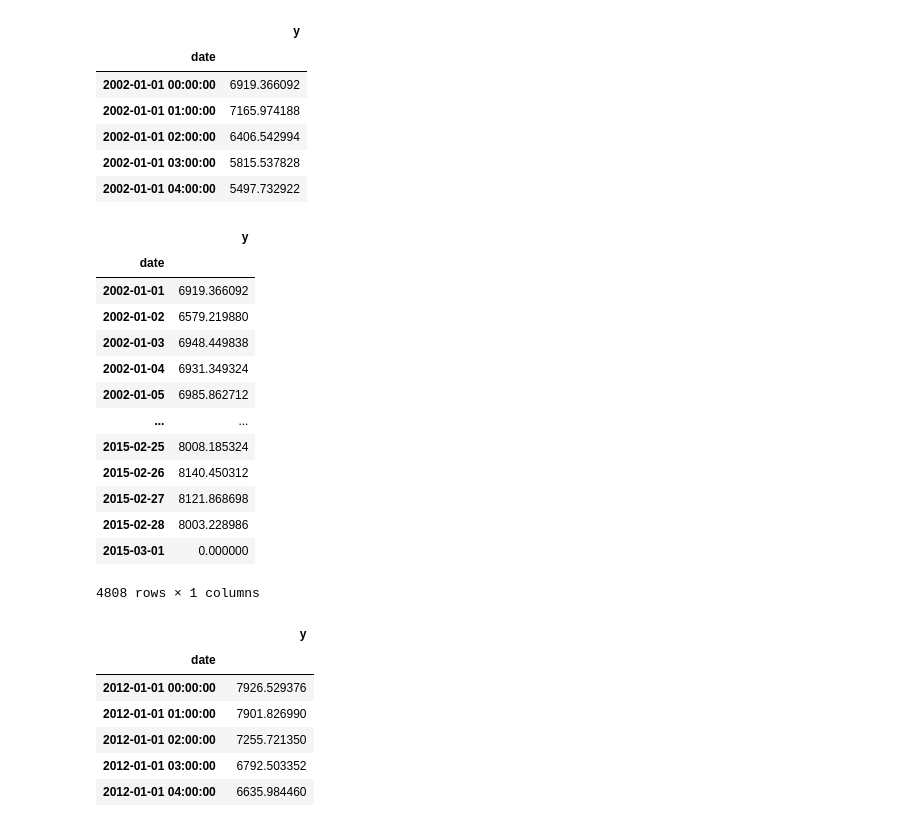
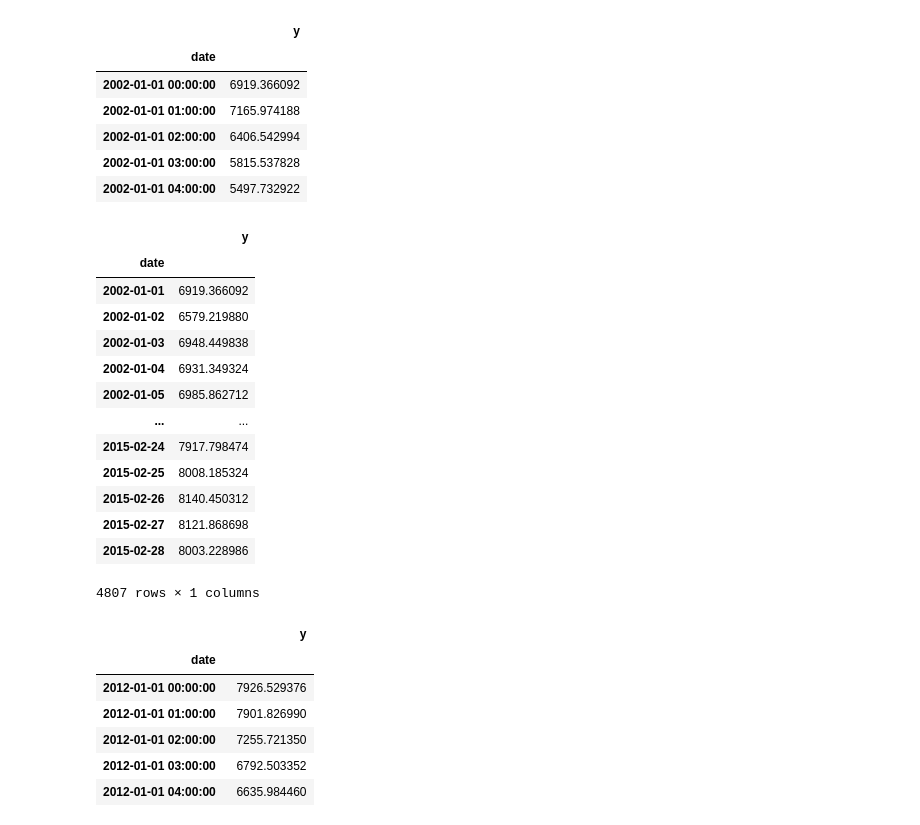
Before and after one commit to ChristaBarrios/MPST-2024-I, a Jupyter notebook: TEMA-1/Clase6_PreparacionDatosModelosPronostico.ipynb, the cells around one changed output. Cells and saved outputs as stored; diff of their text form; code cells hidden in the pictures.

```diff
--- a/TEMA-1/Clase6_PreparacionDatosModelosPronostico.ipynb
+++ b/TEMA-1/Clase6_PreparacionDatosModelosPronostico.ipynb
@@ -416,9 +437,10 @@ Las entradas en la columna de fecha son números enteros que representan el núm
 # 1. Usar la fecha base
 # 2. Usar la columna Date para construir un objeto Timedelta ('d')
 # 3. Usar la columna Period para construir un objeto Timedelta ('m')
-df['date'] = df.apply(lambda x:
-         pd.to_datetime('1899-12-30') + pd.Timedelta(x['Date'], unit='d') +
-         pd.Timedelta((x['Period'] - 1) * 30, unit='m'), axis=1)
+df['date'] = df.apply(lambda x: pd.to_datetime('1899-12-30') + \
+                      pd.Timedelta(x['Date'], unit='d') + \
+                      pd.Timedelta(x['Period'] - 1, unit='m') * 30, axis=1
+)
 df.head()
 # %% [output]
 |  | Date | Period | OperationalLessIndustrial | Industrial | date |
@@ -447,3 +469,5 @@ timeseries
 | 230782 | NaN | 2015-03-01 23:00:00 |
 | 230783 | NaN | 2015-03-01 23:30:00 |
 230784 rows × 2 columns
+# %%
+timeseries.dropna(inplace=True)
@@ -449,0 +479,2 @@ timeseries
+# %%
+timeseries.set_index('date', inplace=True)
@@ -450,6 +498,6 @@ timeseries
 # %%
 # Hacer un re muestreo de los datos para que queden de forma horaria (sumarlos) 'H' y sumar
-
+timeseries = timeseries.resample('H').sum()
 timeseries.head()
 # %% [output]
 |  | y |
@@ -461,20 +509,21 @@ timeseries.head()
 | 2002-01-01 04:00:00 | 5497.732922 |
 # %%
 # Cuantificar cuántos días distintos se tienen en nuestra base (asfreq)
+timeseries.asfreq('D')
 # %% [output]
 |  | y |
 | date |  |
 | 2002-01-01 | 6919.366092 |
 | 2002-01-02 | 6579.219880 |
 | 2002-01-03 | 6948.449838 |
 | 2002-01-04 | 6931.349324 |
 | 2002-01-05 | 6985.862712 |
 | ... | ... |
+| 2015-02-24 | 7917.798474 |
 | 2015-02-25 | 8008.185324 |
 | 2015-02-26 | 8140.450312 |
 | 2015-02-27 | 8121.868698 |
 | 2015-02-28 | 8003.228986 |
-| 2015-03-01 | 0.000000 |
-4808 rows × 1 columns
+4807 rows × 1 columns
 # %%
 # Tomar sólo los primeros 149 días del 2012
```
Also changed, not shown: parts of 26 cells of this notebook, 1 other file.
